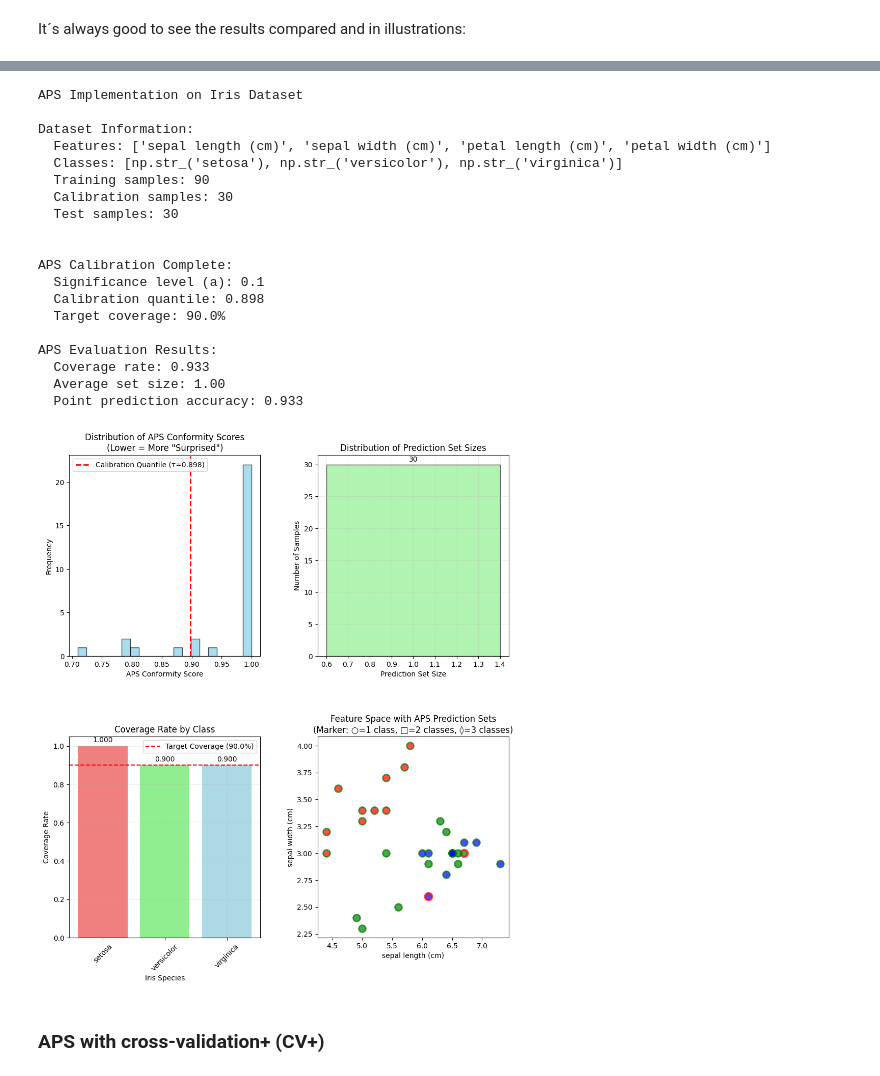
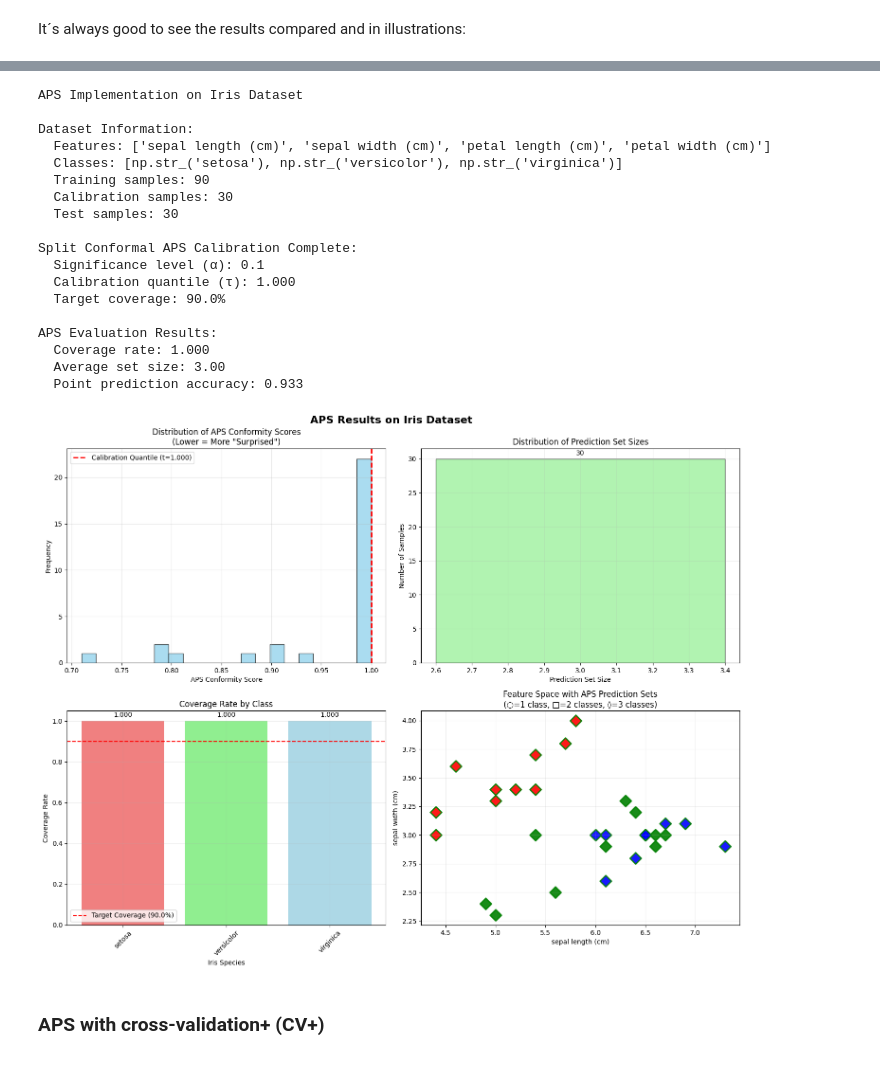
Before and after one commit to m3ryemmo/probly, a Jupyter notebook: notebooks/examples/conformal_prediction_aps.ipynb, the cells around one changed output, grey strips where cells are left out. Saved outputs shown, nothing was run; the diff lists cells and outputs as text; code cells hidden in the pictures.

```diff
--- a/notebooks/examples/conformal_prediction_aps.ipynb
+++ b/notebooks/examples/conformal_prediction_aps.ipynb
@@ -295,20 +314,16 @@ class SplitConformalAPSImplementation(BaseAPSImplementation):
 
         return point_predictions, prediction_sets, aps_scores
 # %%
-print("SPLIT APS TEST: ")
+print("SPLIT CONFORMAL APS TEST: ")
+print("=" * 50)
 
-# load data
-base_aps = BaseAPSImplementation()
-X_train, X_calib, X_test, y_train, y_calib, y_test, feature_names, target_names = base_aps.load_prepare_data()
+split_aps = SplitConformalAPS(significance_level=0.1, random_state=42)
+x_train, x_calib, x_test, y_train, y_calib, y_test, feature_names, target_names = split_aps.load_iris_data()
 
-# test Split APS
-split_aps = SplitConformalAPSImplementation(significance_level=0.1)
-split_aps.fit(X_train, y_train, X_calib, y_calib)
-split_results = split_aps.evaluate_aps(X_test, y_test)
+split_aps.fit(x_train, y_train, x_calib, y_calib)
+split_results = split_aps.evaluate(x_test, y_test)
 
-print("\nSPLIT APS")
-print(f"Coverage: {split_results['coverage']:.3f}")
+print(f"\nCoverage: {split_results['coverage']:.3f}")
 print(f"Average set size: {split_results['average_set_size']:.2f}")
 print(f"Point accuracy: {split_results['point_accuracy']:.3f}")
-print(f"Single-Prediction Rate: {split_results['single_prediction_rate']:.3f}")
 # %% [output]
@@ -485,19 +610,19 @@ What we just did with this code is a visualization of the calculated values.
 from typing import Any
 
 
-def main() -> tuple[SplitConformalAPSImplementation, dict[str, float]]:
+def main() -> tuple[SplitConformalAPS, dict[str, float]]:
     """Main function to run APS on Iris dataset."""
     print("APS Implementation on Iris Dataset\n")
 
     # initialize APS system
-    aps_system = SplitConformalAPSImplementation(significance_level=0.1)
+    aps_system = SplitConformalAPS(significance_level=0.1, random_state=42)
 
-    # load data
-    x_train, x_calib, x_test, y_train, y_calib, y_test, feature_names, target_names = aps_system.load_prepare_data()
+    # load data - KORREKTES METHODENNAME
+    x_train, x_calib, x_test, y_train, y_calib, y_test, feature_names, target_names = aps_system.load_iris_data()
 
     print("Dataset Information:")
     print(f"  Features: {feature_names}")
-    print(f"  Classes: {list(target_names)}")
+    print(f"  Classes: {target_names}")
     print(f"  Training samples: {x_train.shape[0]}")
     print(f"  Calibration samples: {x_calib.shape[0]}")
     print(f"  Test samples: {x_test.shape[0]}")
@@ -505,43 +630,43 @@ def main() -> tuple[SplitConformalAPSImplementation, dict[str, float]]:
     # train and calibrate APS
     aps_system.fit(x_train, y_train, x_calib, y_calib)
 
-    # evaluate APS
-    results = aps_system.evaluate_aps(x_test, y_test)
+    # evaluate APS - KORREKTES METHODENNAME
+    results = aps_system.evaluate(x_test, y_test)
 
     print("\nAPS Evaluation Results:")
     print(f"  Coverage rate: {results['coverage']:.3f}")
     print(f"  Average set size: {results['average_set_size']:.2f}")
     print(f"  Point prediction accuracy: {results['point_accuracy']:.3f}")
 
     # create visualization
-    create_visualisation(aps_system, x_test, y_test, feature_names, target_names, results)
+    create_visualization(aps_system, x_test, y_test, feature_names, target_names, results)
 
     return aps_system, results
 
 
 if __name__ == "__main__":
     aps_system, results = main()
+    plt.show()
 # %% [output]
 APS Implementation on Iris Dataset
 
 Dataset Information:
   Features: ['sepal length (cm)', 'sepal width (cm)', 'petal length (cm)', 'petal width (cm)']
   Classes: [np.str_('setosa'), np.str_('versicolor'), np.str_('virginica')]
   Training samples: 90
   Calibration samples: 30
   Test samples: 30
 
-
-APS Calibration Complete:
-  Significance level (a): 0.1
-  Calibration quantile: 0.898
+Split Conformal APS Calibration Complete:
+  Significance level (α): 0.1
+  Calibration quantile (τ): 1.000
   Target coverage: 90.0%
 
 APS Evaluation Results:
-  Coverage rate: 0.933
-  Average set size: 1.00
+  Coverage rate: 1.000
+  Average set size: 3.00
   Point prediction accuracy: 0.933
-[figure, old version]
+[figure, new version]
 # %% [markdown]
 ### APS with cross-validation+ (CV+)
 # %% [markdown]
```
Also changed, not shown: parts of 28 cells of this notebook.
